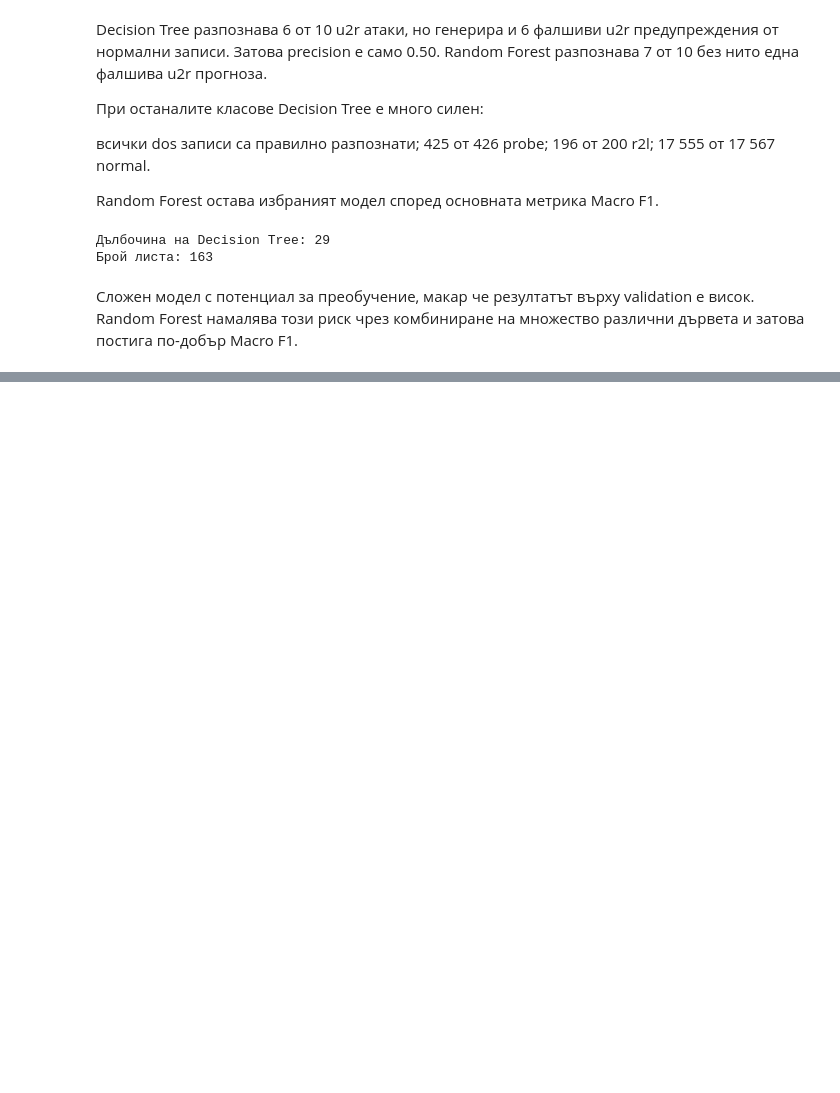
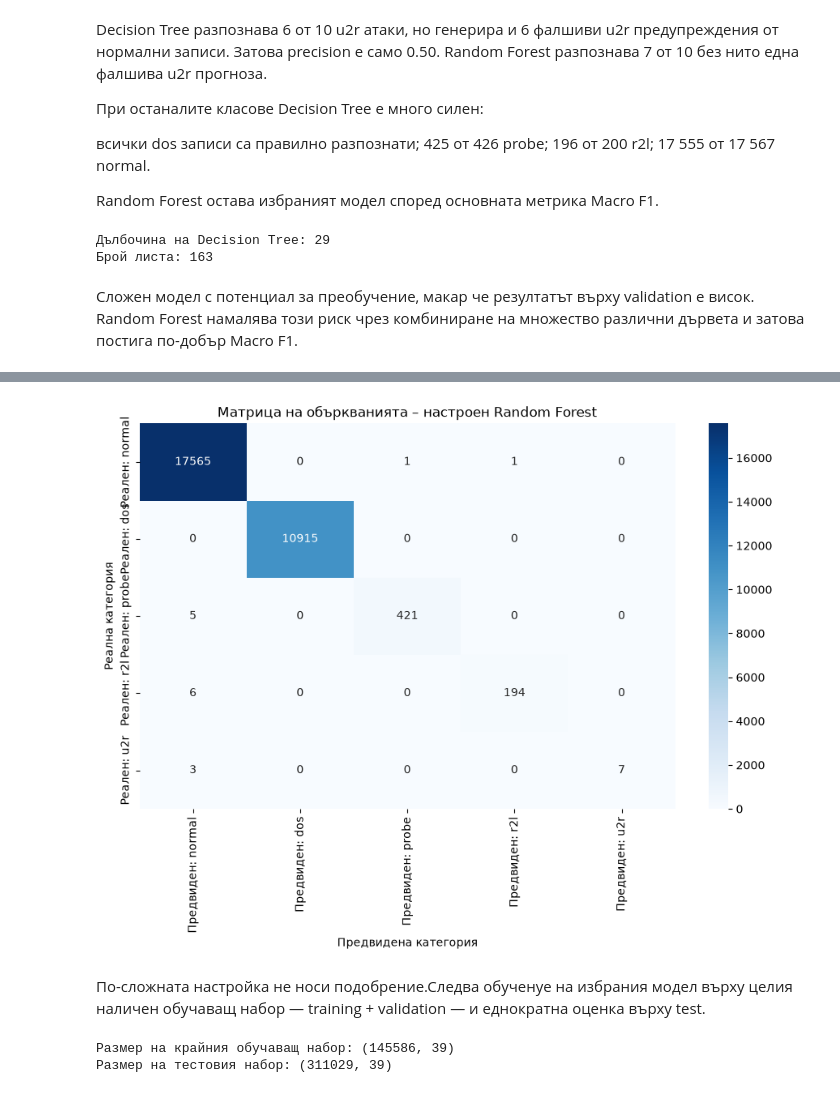
Before and after one commit to gabriela-1122/network-intrusion-detection, a Jupyter notebook: notebooks/EDA.ipynb, the cells around one changed output, grey strips where cells are left out. Drawn from its saved outputs; the diff is of its cells as text; code cells hidden in the pictures; blank space fills up the shorter version.

```diff
--- a/notebooks/EDA.ipynb
+++ b/notebooks/EDA.ipynb
@@ -1087,0 +1247,20 @@ print(
+# %%
+rf_tuned_confusion_matrix = confusion_matrix(
+    y_validation,
+    y_validation_pred_rf_tuned,
+    labels=CLASS_ORDER,
+)
+
+rf_tuned_confusion_matrix_df = pd.DataFrame(
+    rf_tuned_confusion_matrix,
+    index=[
+        f"Реален: {label}"
+        for label in CLASS_ORDER
+    ],
+    columns=[
+        f"Предвиден: {label}"
+        for label in CLASS_ORDER
+    ],
+)
+
+rf_tuned_confusion_matrix_df
@@ -1087,0 +1274,41 @@ print(
+# %%
+plt.figure(figsize=(9, 7))
+
+sns.heatmap(
+    rf_tuned_confusion_matrix_df,
+    annot=True,
+    fmt="d",
+    cmap="Blues",
+)
+
+plt.title(
+    "Матрица на объркванията – настроен Random Forest"
+)
+plt.xlabel("Предвидена категория")
+plt.ylabel("Реална категория")
+plt.tight_layout()
+plt.show()
+# %% [output]
+[figure, added]
+# %% [markdown]
+По-сложната настройка не носи подобрение.Следва обученуе на избрания модел върху целия наличен обучаващ набор — training + validation — и еднократна оценка върху test.
+# %%
+from sklearn.base import clone
+import pandas as pd
+
+
+X_train_final = pd.concat(
+    [X_train, X_validation],
+    axis=0,
+)
+
+y_train_final = pd.concat(
+    [y_train, y_validation],
+    axis=0,
+)
+
+print("Размер на крайния обучаващ набор:", X_train_final.shape)
+print("Размер на тестовия набор:", X_test.shape)
+# %% [output]
+Размер на крайния обучаващ набор: (145586, 39)
+Размер на тестовия набор: (311029, 39)
```
Also changed, not shown: parts of 24 cells of this notebook, 1 other file.
